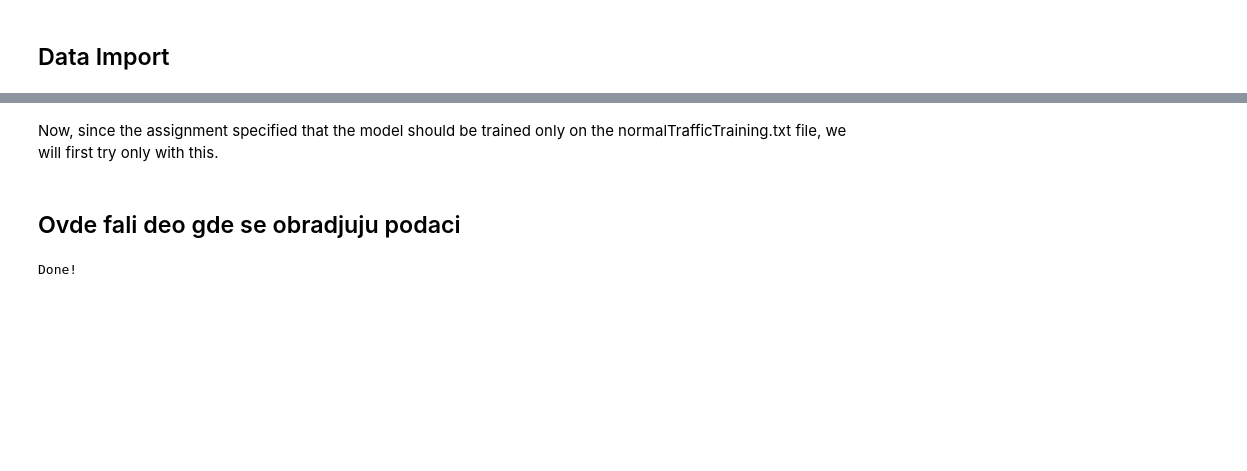
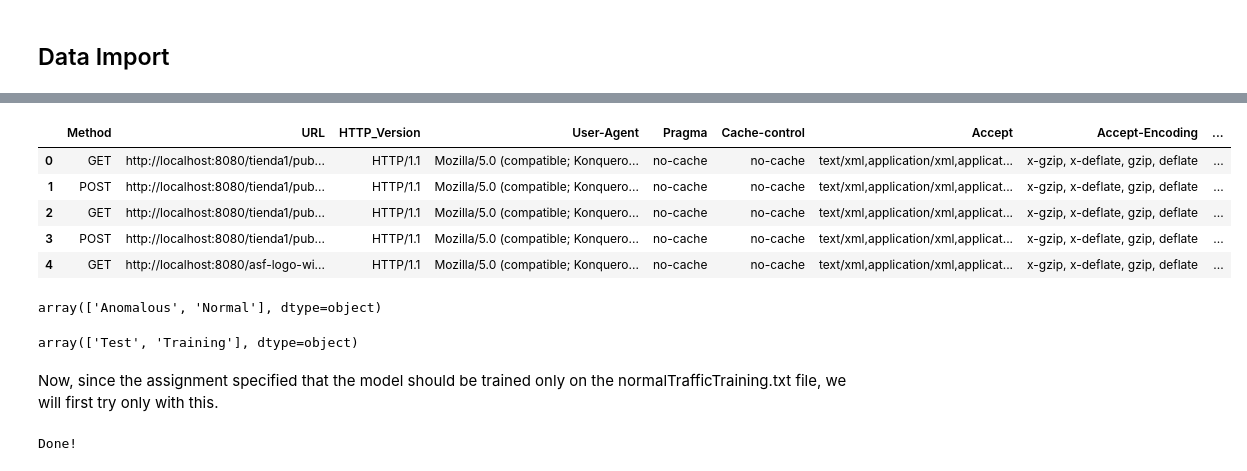
Before and after one commit to realivanivani/net-traffic-classifier, a Jupyter notebook: final-solution/net_traffic_classifier_csic2010.ipynb, the cells around one changed output, grey strips where cells are left out. Drawn from its saved outputs; the diff is of its cells as text; code cells hidden in the pictures; blank space fills up the shorter version.

```diff
--- a/final-solution/net_traffic_classifier_csic2010.ipynb
+++ b/final-solution/net_traffic_classifier_csic2010.ipynb
@@ -88,0 +93,33 @@ Done!
+# %%
+import os
+import re
+import pandas as pd
+
+# Function to parse HTTP requests from a text block
+def parse_http_request(text):
+    # Split by double newline to separate headers and body
+    parts = text.strip().split('\n\n')
+
+    # Initialize dictionary for storing parsed data
+    request_data = {}
+
+    # Extract the request line (first line)
+    request_line = parts[0].splitlines()[0]
+    method, url, http_version = request_line.split(' ', 2)
+    request_data['Method'] = method
+    request_data['URL'] = url
+    request_data['HTTP_Version'] = http_version
+
+    # Extract headers (remaining lines in the first part)
+    headers = parts[0].splitlines()[1:]
+    for header in headers:
+        key, value = header.split(': ', 1)
+        request_data[key] = value
+
+    # Extract the body if it exists
+    if len(parts) > 1:
+        request_data['Body'] = parts[1]
+    else:
+        request_data['Body'] = ''
+
+    return request_data
@@ -89,7 +172,22 @@ Done!
+# %%
+df.head()
+# %% [output]
+|  | Method | URL | HTTP_Version | User-Agent | Pragma | Cache-control | Accept | Accept-Encoding | ... |
+| 0 | GET | http://localhost:8080/tienda1/pub... | HTTP/1.1 | Mozilla/5.0 (compatible; Konquero... | no-cache | no-cache | text/xml,application/xml,applicat... | x-gzip, x-deflate, gzip, deflate | ... |
+| 1 | POST | http://localhost:8080/tienda1/pub... | HTTP/1.1 | Mozilla/5.0 (compatible; Konquero... | no-cache | no-cache | text/xml,application/xml,applicat... | x-gzip, x-deflate, gzip, deflate | ... |
+| 2 | GET | http://localhost:8080/tienda1/pub... | HTTP/1.1 | Mozilla/5.0 (compatible; Konquero... | no-cache | no-cache | text/xml,application/xml,applicat... | x-gzip, x-deflate, gzip, deflate | ... |
+| 3 | POST | http://localhost:8080/tienda1/pub... | HTTP/1.1 | Mozilla/5.0 (compatible; Konquero... | no-cache | no-cache | text/xml,application/xml,applicat... | x-gzip, x-deflate, gzip, deflate | ... |
+| 4 | GET | http://localhost:8080/asf-logo-wi... | HTTP/1.1 | Mozilla/5.0 (compatible; Konquero... | no-cache | no-cache | text/xml,application/xml,applicat... | x-gzip, x-deflate, gzip, deflate | ... |
+# %%
+df.Normal_Anom.unique()
+# %% [output]
+array(['Anomalous', 'Normal'], dtype=object)
+# %%
+df.Train_Test.unique()
+# %% [output]
+array(['Test', 'Training'], dtype=object)
 # %% [markdown]
 Now, since the assignment specified that the model should be trained only on the normalTrafficTraining.txt file, we will first try only with this.
-# %% [markdown]
-## Ovde fali deo gde se obradjuju podaci
 # %%
 csic_filepath='csic_database.csv'
 data=pd.read_csv(csic_filepath)
```
Also changed, not shown: parts of 3 cells of this notebook.
